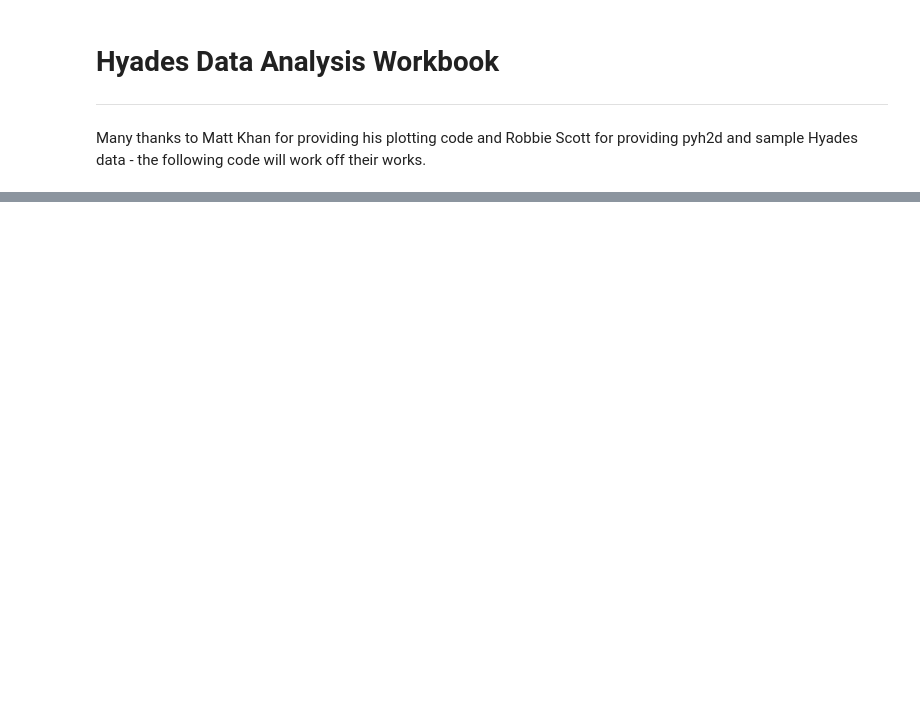
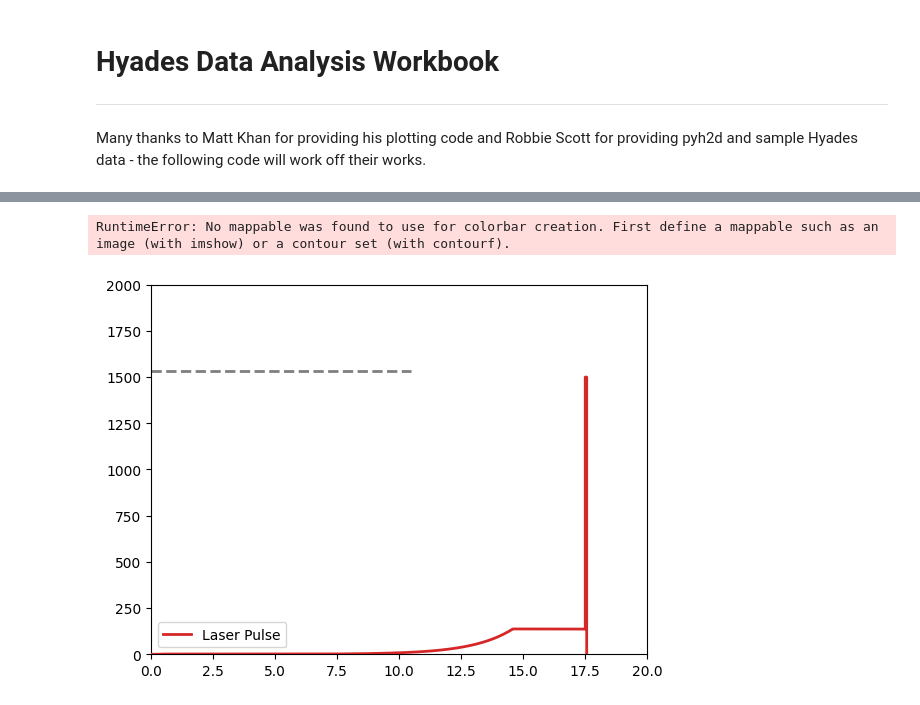
Before and after one commit to rcs19/hyades_plotter, a Jupyter notebook: src/workbook.ipynb, the cells around one changed output, grey strips where cells are left out. Cells and saved outputs as stored; diff of their text form; code cells hidden in the pictures; blank space fills up the shorter version.

```diff
--- a/src/workbook.ipynb
+++ b/src/workbook.ipynb
@@ -25,0 +112,33 @@ print(fusionEnergy)
+# %%
+X, _ = np.meshgrid(xdata,ydata)
+
+# Initialise Figure
+# mpl.rcParams['font.size']=16
+plt.figure()
+
+# Labelling Points
+plt.axhline(y=1534.54,xmax=(10.479/20.),color="tab:grey",linestyle="--",linewidth=2)
+plt.text(0.5,1400.0,"Inner Surface",color="white",horizontalalignment="left",zorder=10)
+plt.text(0.5,1575.0,"DT Ice",       color="white",horizontalalignment="left",zorder=10)
+plt.text(1.8,1800.0,"CH",           color="white",horizontalalignment="left",zorder=10)
+plt.arrow(1.7,1830.0,-1.2,-110,color="white")
+
+# 2D colour plot of density
+# plt.imshow(X.T,)
+# plt.pcolormesh(X, 1e4*data['r'][:,:].T, np.log10(data['rho'][:,:]).T, vmin=np.min(np.log10(data['rho'][:,0]))) #np.log(dene[:,:].T))
+
+# plt.pcolormesh(X,1e4*data['r'][:,:].T,data['rho'][:,:].T,vmin=np.min(data['rho'][:,0]))#np.log(dene[:,:].T))
+plt.plot(laserTime,lasPow,color="tab:red",linestyle="-",linewidth=2,zorder=10,label="Laser Pulse")
+# plt.plot(1e9*time[:],neutronEmR,color="black",linestyle="-",linewidth=2,label="Fusion Rate")
+plt.legend(loc="lower left")
+plt.ylim([0,2000])
+plt.xlim([0,20])
+cbar = plt.colorbar()
+cbar.set_label(r"log$_{10}$(Mass Density (g/cm$^3$))")
+plt.xlabel("Time (ns)")
+plt.ylabel(r'Radius ($\mu$m)')
+plt.tight_layout()
+plt.show()
+# %% [output]
+RuntimeError: No mappable was found to use for colorbar creation. First define a mappable such as an image (with imshow) or a contour set (with contourf).
+[figure, added]
```
Also changed, not shown: parts of 13 cells of this notebook, 1 other file.
